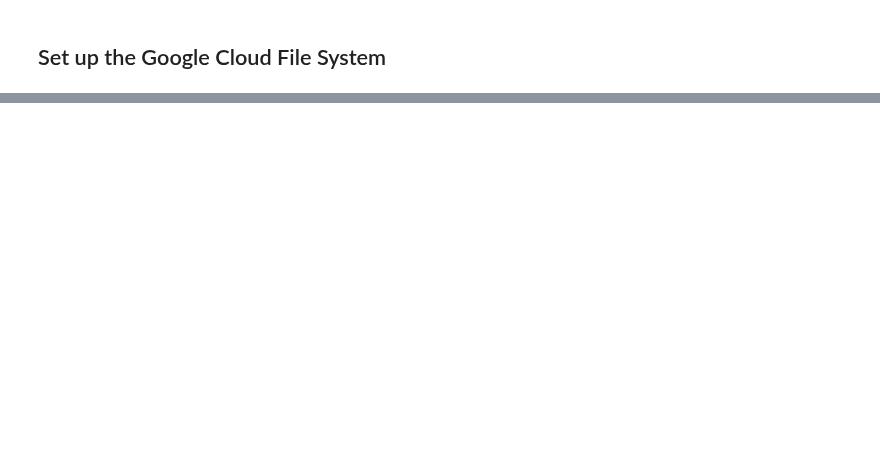
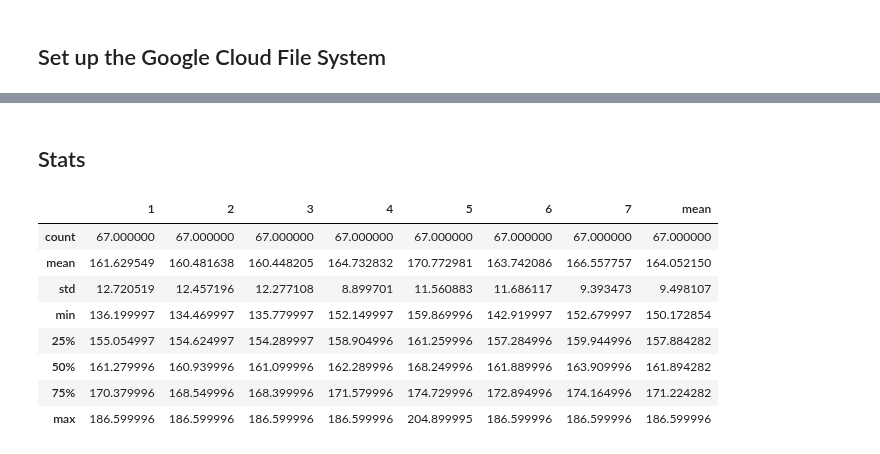
Before and after one commit to Dewberry/fcast, a Jupyter notebook: forecast/MediumRangeForecasts.ipynb, the cells around one changed output, grey strips where cells are left out. Cells and saved outputs as stored; diff of their text form; code cells hidden in the pictures; blank space fills up the shorter version.

```diff
--- a/forecast/MediumRangeForecasts.ipynb
+++ b/forecast/MediumRangeForecasts.ipynb
@@ -174,0 +95,14 @@ plt.show()
+# %% [markdown]
+## Stats
+# %%
+df.describe()
+# %% [output]
+|  | 1 | 2 | 3 | 4 | 5 | 6 | 7 | mean |
+| count | 67.000000 | 67.000000 | 67.000000 | 67.000000 | 67.000000 | 67.000000 | 67.000000 | 67.000000 |
+| mean | 161.629549 | 160.481638 | 160.448205 | 164.732832 | 170.772981 | 163.742086 | 166.557757 | 164.052150 |
+| std | 12.720519 | 12.457196 | 12.277108 | 8.899701 | 11.560883 | 11.686117 | 9.393473 | 9.498107 |
+| min | 136.199997 | 134.469997 | 135.779997 | 152.149997 | 159.869996 | 142.919997 | 152.679997 | 150.172854 |
+| 25% | 155.054997 | 154.624997 | 154.289997 | 158.904996 | 161.259996 | 157.284996 | 159.944996 | 157.884282 |
+| 50% | 161.279996 | 160.939996 | 161.099996 | 162.289996 | 168.249996 | 161.889996 | 163.909996 | 161.894282 |
+| 75% | 170.379996 | 168.549996 | 168.399996 | 171.579996 | 174.729996 | 172.894996 | 174.164996 | 171.224282 |
+| max | 186.599996 | 186.599996 | 186.599996 | 186.599996 | 204.899995 | 186.599996 | 186.599996 | 186.599996 |
```
Also changed, not shown: parts of 22 cells of this notebook.
